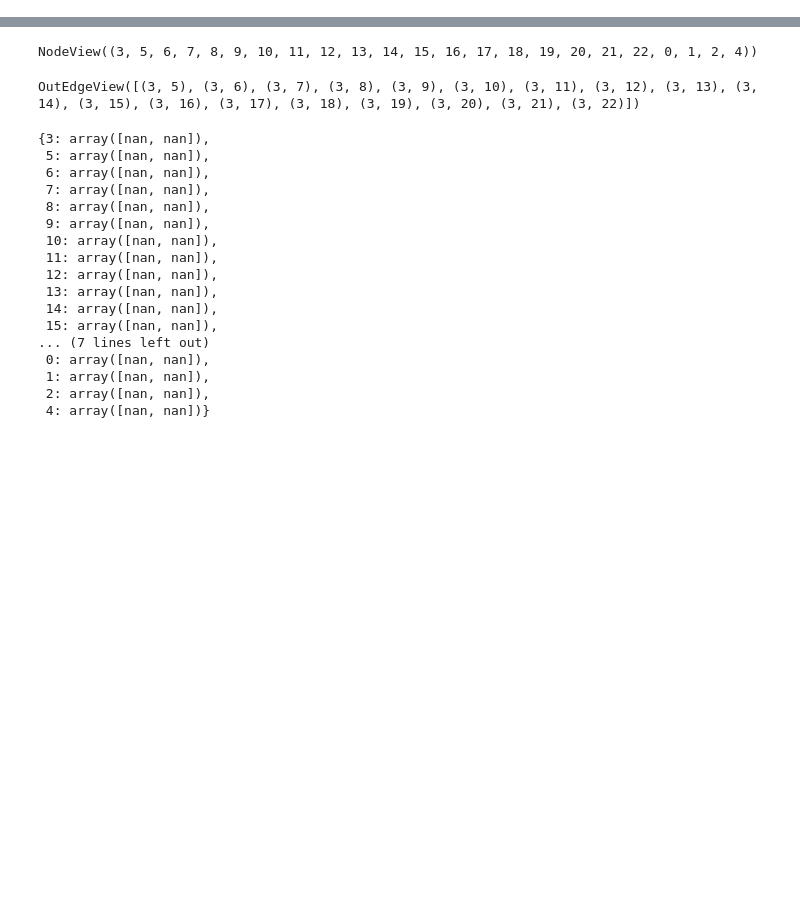
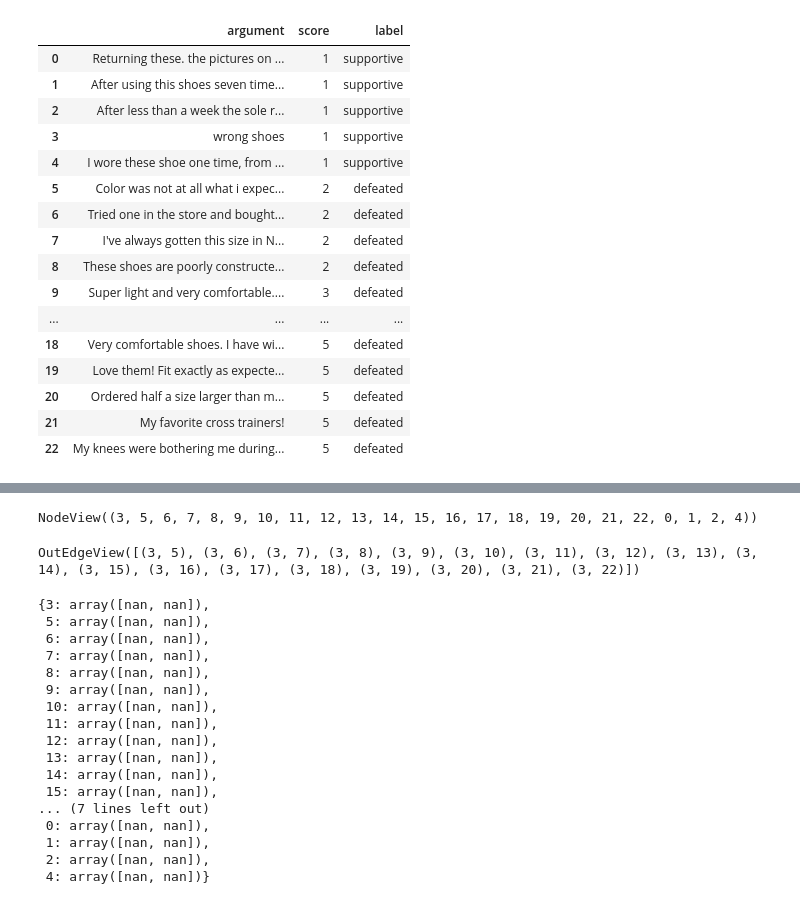
Before and after one commit to EyeofBeholder-NLeSC/orange3-argument, a Jupyter notebook: orangecontrib/argument/widgets/explore.ipynb, the cells around one changed output, grey strips where cells are left out. Cells and saved outputs as stored; diff of their text form; code cells hidden in the pictures; blank space fills up the shorter version.

```diff
--- a/orangecontrib/argument/widgets/explore.ipynb
+++ b/orangecontrib/argument/widgets/explore.ipynb
@@ -29,0 +30,20 @@ NodeView((3, 5, 6, 7, 8, 9, 10, 11, 12, 13, 14, 15, 16, 17, 18, 19, 20, 21, 22))
+# %%
+df_node
+# %% [output]
+|  | argument | score | label |
+| 0 | Returning these. the pictures on ... | 1 | supportive |
+| 1 | After using this shoes seven time... | 1 | supportive |
+| 2 | After less than a week the sole r... | 1 | supportive |
+| 3 | wrong shoes | 1 | supportive |
+| 4 | I wore these shoe one time, from ... | 1 | supportive |
+| 5 | Color was not at all what i expec... | 2 | defeated |
+| 6 | Tried one in the store and bought... | 2 | defeated |
+| 7 | I've always gotten this size in N... | 2 | defeated |
+| 8 | These shoes are poorly constructe... | 2 | defeated |
+| 9 | Super light and very comfortable.... | 3 | defeated |
+| ... | ... | ... | ... |
+| 18 | Very comfortable shoes. I have wi... | 5 | defeated |
+| 19 | Love them! Fit exactly as expecte... | 5 | defeated |
+| 20 | Ordered half a size larger than m... | 5 | defeated |
+| 21 | My favorite cross trainers! | 5 | defeated |
+| 22 | My knees were bothering me during... | 5 | defeated |
```
Also changed, not shown: parts of 5 cells of this notebook, 2 other files.
